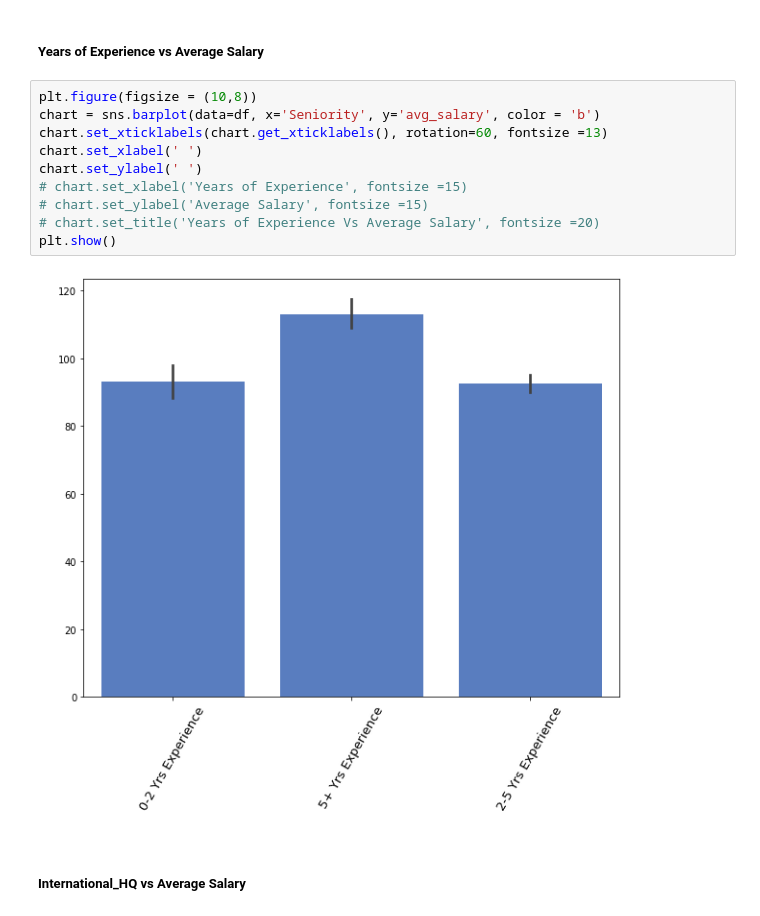
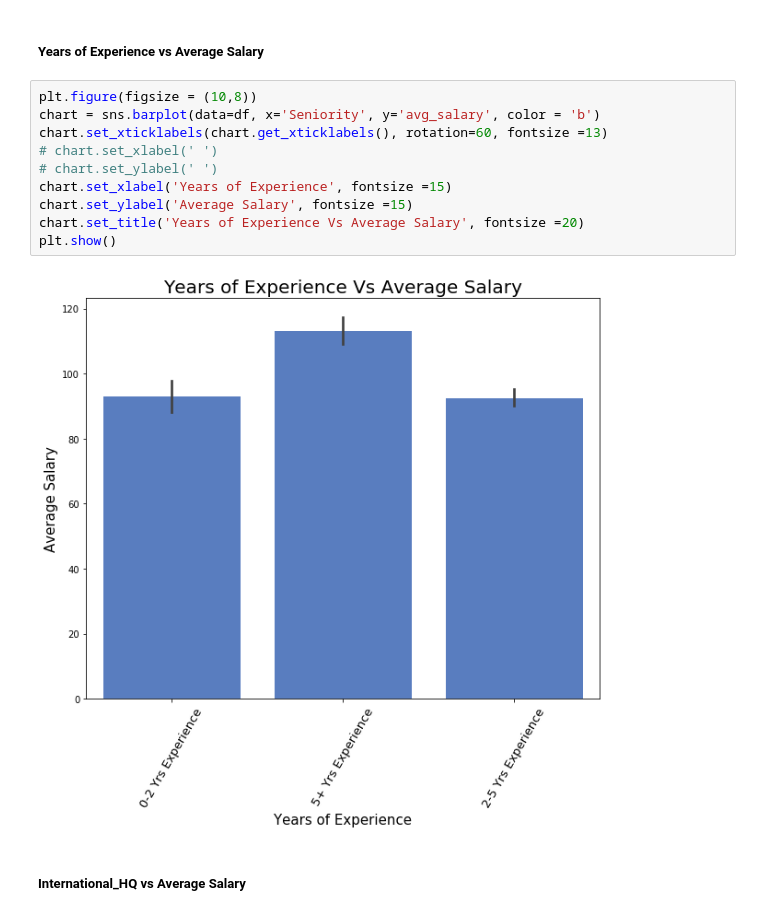
Before and after one commit to rmlevy1/nyc-mhtn-ds-010620-lectures, a Jupyter notebook: Final_Project/EDA & Feature Engineering.ipynb, the cells around one changed output. Drawn from its saved outputs; the diff is of its cells as text.

```diff
--- a/Final_Project/EDA & Feature Engineering.ipynb
+++ b/Final_Project/EDA & Feature Engineering.ipynb
@@ -131,15 +129,15 @@ plt.show()
 # %%
 plt.figure(figsize = (10,8))
 chart = sns.barplot(data=df, x='Seniority', y='avg_salary', color = 'b')
 chart.set_xticklabels(chart.get_xticklabels(), rotation=60, fontsize =13)
-chart.set_xlabel(' ')
-chart.set_ylabel(' ')
-# chart.set_xlabel('Years of Experience', fontsize =15)
-# chart.set_ylabel('Average Salary', fontsize =15)
-# chart.set_title('Years of Experience Vs Average Salary', fontsize =20)
+# chart.set_xlabel(' ')
+# chart.set_ylabel(' ')
+chart.set_xlabel('Years of Experience', fontsize =15)
+chart.set_ylabel('Average Salary', fontsize =15)
+chart.set_title('Years of Experience Vs Average Salary', fontsize =20)
 plt.show()
 # %% [output]
-[figure, old version]
+[figure, new version]
 # %% [markdown]
 ##### International_HQ vs Average Salary
 # %%
```
Also changed, not shown: parts of 2 cells of this notebook, 1 other file.
